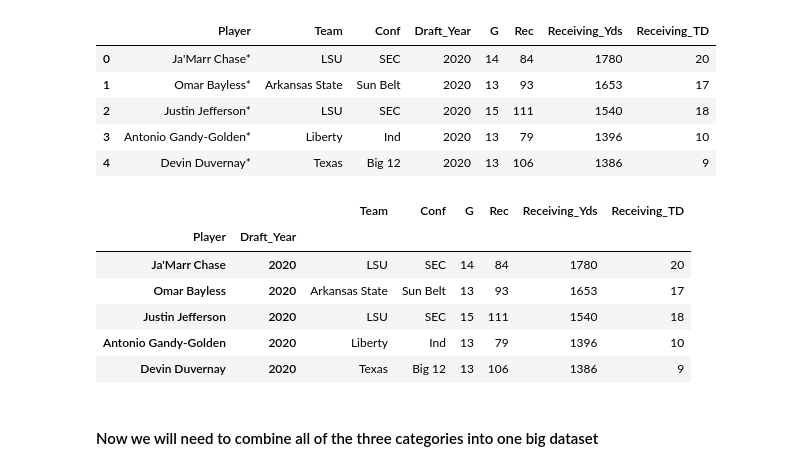
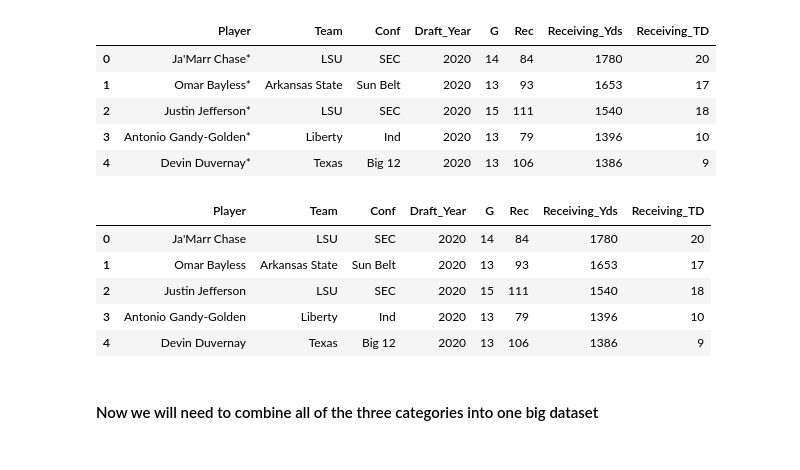
Before and after one commit to TrevBunch/DS-340W-Project, a Jupyter notebook: clean_rookies.ipynb, the cells around one changed output. Saved outputs shown, nothing was run; the diff lists cells and outputs as text; code cells hidden in the pictures.

```diff
--- a/clean_rookies.ipynb
+++ b/clean_rookies.ipynb
@@ -106,7 +138,7 @@ Now we have finished cleaning the data for the drafts, now we can work on cleani
 # load and combine the data by stat type
 def load_and_combine_data(stat_type):
     df_list = []
-    for year in range(2019, 2024):
+    for year in range(2019, 2025):
         if stat_type != "passing":
             df = pd.read_csv(f'college stats/{year}_{stat_type}.csv', header=[0,1])
         else:
@@ -281,18 +311,17 @@ receiving_raw.head()
 # %%
 # strip * from player names
 receiving_raw['Player'] = receiving_raw['Player'].str.replace(r'[\*\+]', '', regex=True)
 
 # create a dual key with name and year
-receiving_raw = receiving_raw.set_index(['Player','Draft_Year'])
+#receiving_raw = receiving_raw.set_index(['Player','Draft_Year'])
 receiving_raw.head()
 # %% [output]
-|  |  | Team | Conf | G | Rec | Receiving_Yds | Receiving_TD |
-| Player | Draft_Year |  |  |  |  |  |  |
-| Ja'Marr Chase | 2020 | LSU | SEC | 14 | 84 | 1780 | 20 |
-| Omar Bayless | 2020 | Arkansas State | Sun Belt | 13 | 93 | 1653 | 17 |
-| Justin Jefferson | 2020 | LSU | SEC | 15 | 111 | 1540 | 18 |
-| Antonio Gandy-Golden | 2020 | Liberty | Ind | 13 | 79 | 1396 | 10 |
-| Devin Duvernay | 2020 | Texas | Big 12 | 13 | 106 | 1386 | 9 |
+|  | Player | Team | Conf | Draft_Year | G | Rec | Receiving_Yds | Receiving_TD |
+| 0 | Ja'Marr Chase | LSU | SEC | 2020 | 14 | 84 | 1780 | 20 |
+| 1 | Omar Bayless | Arkansas State | Sun Belt | 2020 | 13 | 93 | 1653 | 17 |
+| 2 | Justin Jefferson | LSU | SEC | 2020 | 15 | 111 | 1540 | 18 |
+| 3 | Antonio Gandy-Golden | Liberty | Ind | 2020 | 13 | 79 | 1396 | 10 |
+| 4 | Devin Duvernay | Texas | Big 12 | 2020 | 13 | 106 | 1386 | 9 |
 # %% [markdown]
 #### Now we will need to combine all of the three categories into one big dataset
 # %%
```
Also changed, not shown: parts of 13 cells of this notebook, 7 other files.
